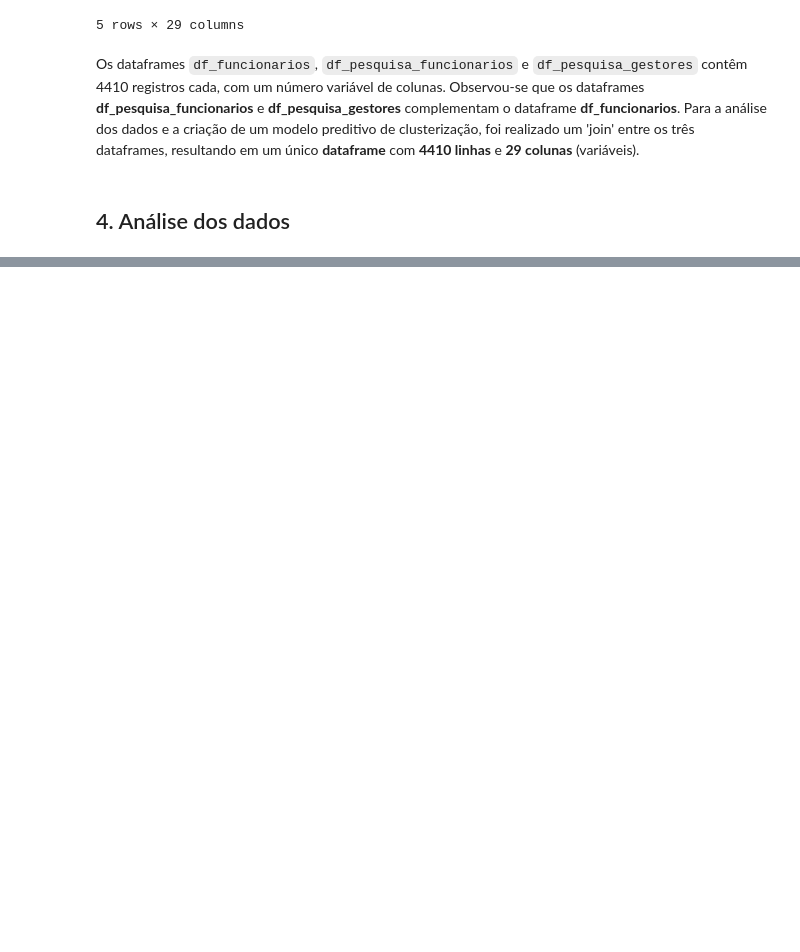
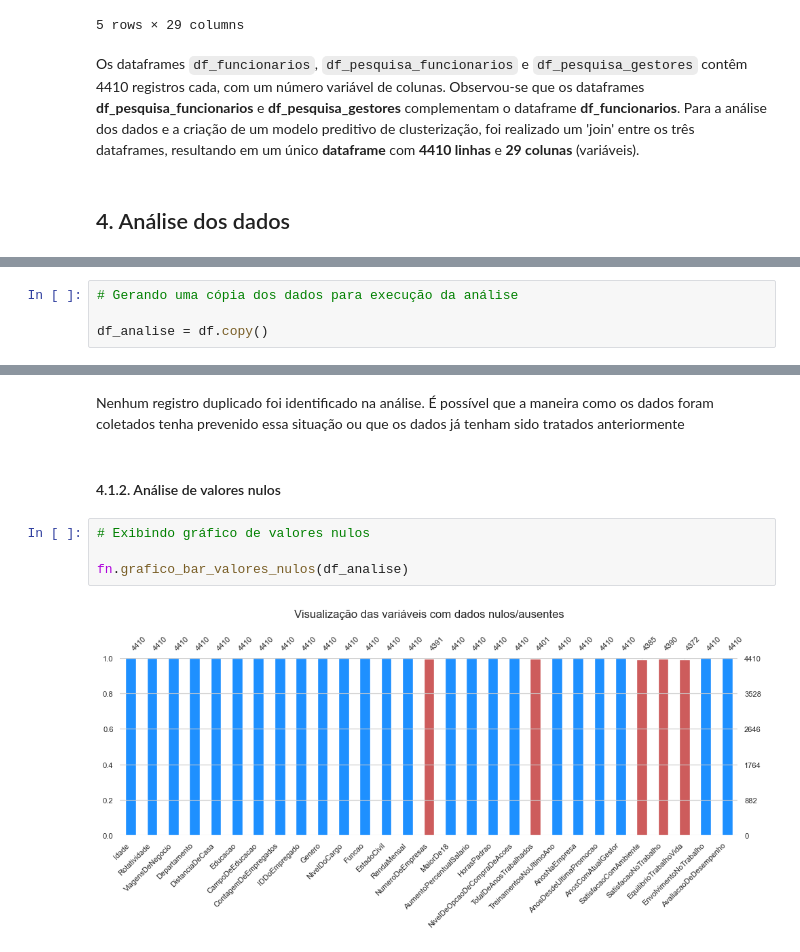
Before and after one commit to emso-exe/Analise_de_rh_-_people_analytics, a Jupyter notebook: 001_analise_de_rh.ipynb, the cells around one changed output, grey strips where cells are left out. Saved outputs shown, nothing was run; the diff lists cells and outputs as text; blank space fills up the shorter version.

Commit message:
feat: concluído a limpeza e pré-processamento dos dados, iniciado análise exploratória.

```diff
--- a/001_analise_de_rh.ipynb
+++ b/001_analise_de_rh.ipynb
@@ -244 +246,5 @@ Os dataframes `df_funcionarios`, `df_pesquisa_funcionarios` e `df_pesquisa_gesto
+# %%
+# Gerando uma cópia dos dados para execução da análise
+
+df_analise = df.copy()
 # %% [markdown]
@@ -245,0 +260,10 @@ Os dataframes `df_funcionarios`, `df_pesquisa_funcionarios` e `df_pesquisa_gesto
+# %% [markdown]
+Nenhum registro duplicado foi identificado na análise. É possível que a maneira como os dados foram coletados tenha prevenido essa situação ou que os dados já tenham sido tratados anteriormente
+# %% [markdown]
+#### 4.1.2. Análise de valores nulos
+# %%
+# Exibindo gráfico de valores nulos
+
+fn.grafico_bar_valores_nulos(df_analise)
+# %% [output]
+[figure, added]
```
Also changed, not shown: parts of 15 cells of this notebook.
